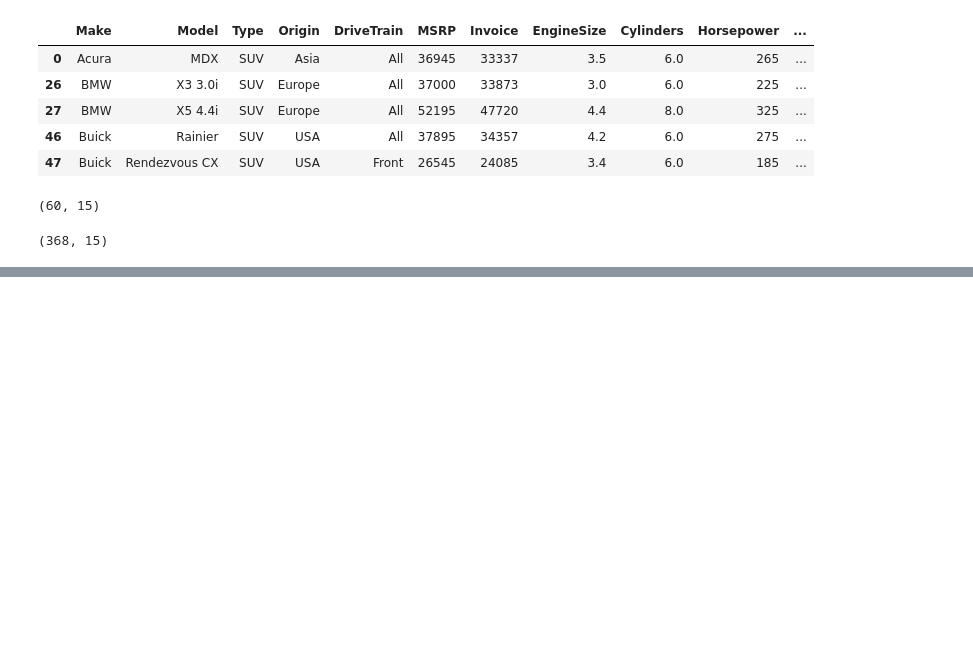
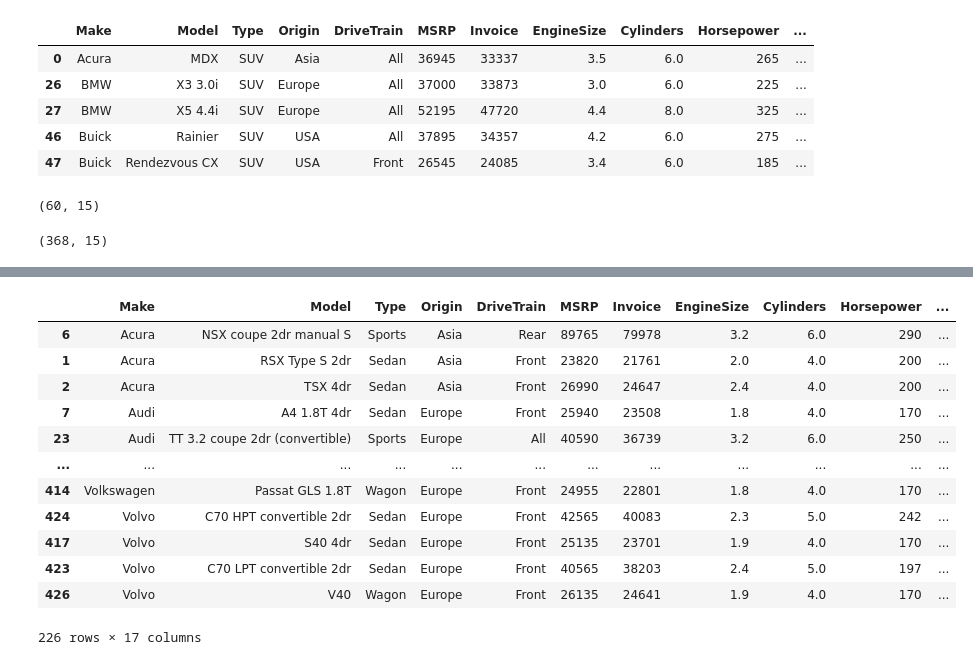
Before and after one commit to mvq23/python_23, a Jupyter notebook: Jupyter/Pandas.ipynb, the cells around one changed output, grey strips where cells are left out. Saved outputs shown, nothing was run; the diff lists cells and outputs as text; code cells hidden in the pictures; blank space fills up the shorter version.

```diff
--- a/Jupyter/Pandas.ipynb
+++ b/Jupyter/Pandas.ipynb
@@ -507,0 +803,16 @@ cars[~cars["Type"].str.contains("SUV")].shape #~ Para negar
+# %%
+cars[cars.isna().any(axis=1)]
+# %% [output]
+|  | Make | Model | Type | Origin | DriveTrain | MSRP | Invoice | EngineSize | Cylinders | Horsepower | ... |
+| 6 | Acura | NSX coupe 2dr manual S | Sports | Asia | Rear | 89765 | 79978 | 3.2 | 6.0 | 290 | ... |
+| 1 | Acura | RSX Type S 2dr | Sedan | Asia | Front | 23820 | 21761 | 2.0 | 4.0 | 200 | ... |
+| 2 | Acura | TSX 4dr | Sedan | Asia | Front | 26990 | 24647 | 2.4 | 4.0 | 200 | ... |
+| 7 | Audi | A4 1.8T 4dr | Sedan | Europe | Front | 25940 | 23508 | 1.8 | 4.0 | 170 | ... |
+| 23 | Audi | TT 3.2 coupe 2dr (convertible) | Sports | Europe | All | 40590 | 36739 | 3.2 | 6.0 | 250 | ... |
+| ... | ... | ... | ... | ... | ... | ... | ... | ... | ... | ... | ... |
+| 414 | Volkswagen | Passat GLS 1.8T | Wagon | Europe | Front | 24955 | 22801 | 1.8 | 4.0 | 170 | ... |
+| 424 | Volvo | C70 HPT convertible 2dr | Sedan | Europe | Front | 42565 | 40083 | 2.3 | 5.0 | 242 | ... |
+| 417 | Volvo | S40 4dr | Sedan | Europe | Front | 25135 | 23701 | 1.9 | 4.0 | 170 | ... |
+| 423 | Volvo | C70 LPT convertible 2dr | Sedan | Europe | Front | 40565 | 38203 | 2.4 | 5.0 | 197 | ... |
+| 426 | Volvo | V40 | Wagon | Europe | Front | 26135 | 24641 | 1.9 | 4.0 | 170 | ... |
+226 rows × 17 columns
```
Also changed, not shown: parts of 48 cells of this notebook.
